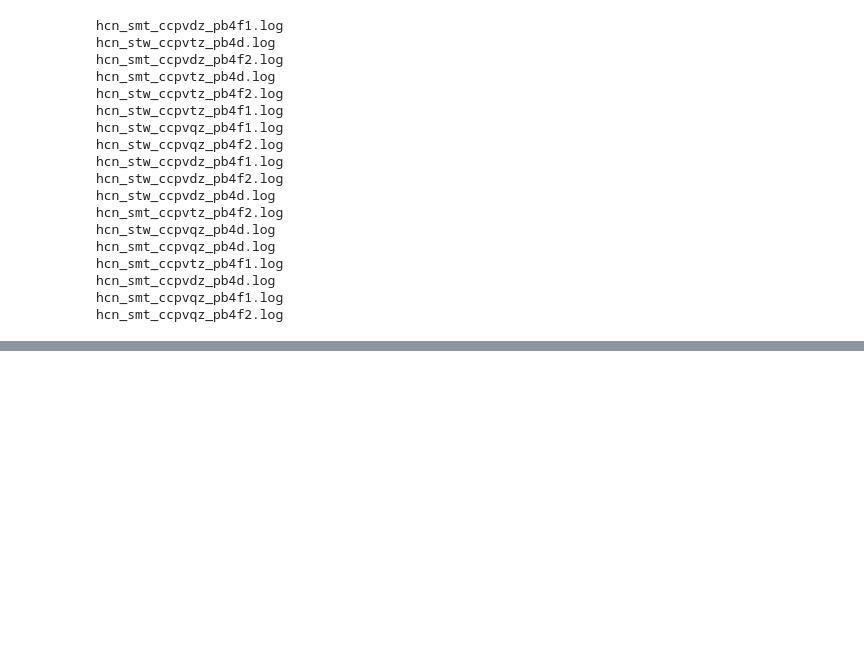
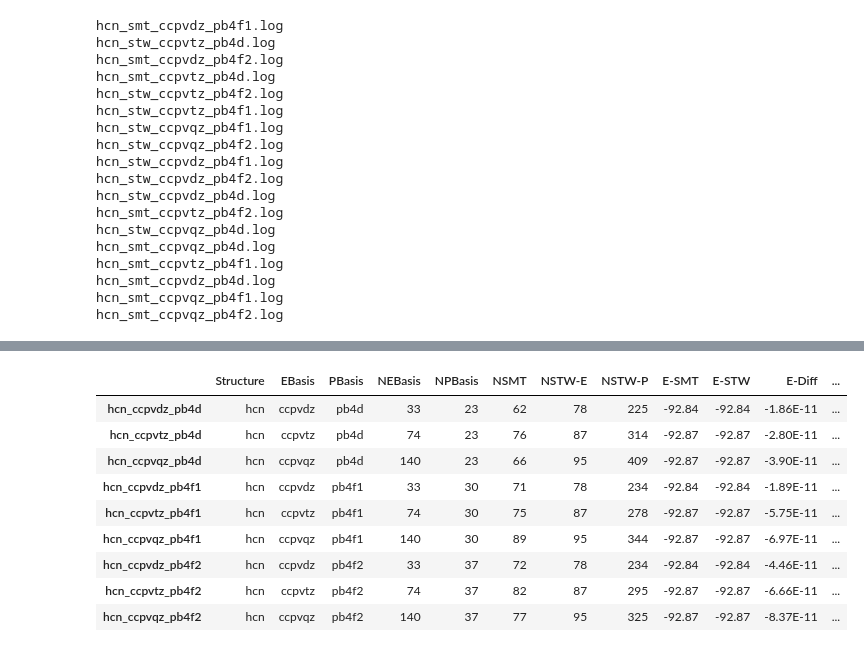
Before and after one commit to aodongliu/NEO-SCF-2ndYearExam, a Jupyter notebook: test_py_data_processing/DataProcessing.ipynb, the cells around one changed output, grey strips where cells are left out. Cells and saved outputs as stored; diff of their text form; code cells hidden in the pictures; blank space fills up the shorter version.

```diff
--- a/test_py_data_processing/DataProcessing.ipynb
+++ b/test_py_data_processing/DataProcessing.ipynb
@@ -259,0 +210,19 @@ df
+# %%
+# Do some post processing to get the energy difference, computational cost, and cost ratio
+df['E-Diff'] = df['E-SMT'] - df['E-STW']
+df['Cost Ratio'] = getCompCost(df['NSMT'],df['NSMT'],df['NEBasis'],df['NPBasis'])  / getCompCost(df['NSTW-E'],df['NSTW-P'],df['NEBasis'],df['NPBasis'])
+df['Basis Ratio'] = df['NPBasis'] / df['NEBasis']
+
+# Prints in a pretty manner
+df.style.format({'E-Diff': "{:.2E}",'E-STW': "{:.2f}",'E-SMT': "{:.2f}",'Basis Ratio': "{:.2f}",'Cost Ratio': "{:.2f}"})
+# %% [output]
+|  | Structure | EBasis | PBasis | NEBasis | NPBasis | NSMT | NSTW-E | NSTW-P | E-SMT | E-STW | E-Diff | ... |
+| hcn_ccpvdz_pb4d | hcn | ccpvdz | pb4d | 33 | 23 | 62 | 78 | 225 | -92.84 | -92.84 | -1.86E-11 | ... |
+| hcn_ccpvtz_pb4d | hcn | ccpvtz | pb4d | 74 | 23 | 76 | 87 | 314 | -92.87 | -92.87 | -2.80E-11 | ... |
+| hcn_ccpvqz_pb4d | hcn | ccpvqz | pb4d | 140 | 23 | 66 | 95 | 409 | -92.87 | -92.87 | -3.90E-11 | ... |
+| hcn_ccpvdz_pb4f1 | hcn | ccpvdz | pb4f1 | 33 | 30 | 71 | 78 | 234 | -92.84 | -92.84 | -1.89E-11 | ... |
+| hcn_ccpvtz_pb4f1 | hcn | ccpvtz | pb4f1 | 74 | 30 | 75 | 87 | 278 | -92.87 | -92.87 | -5.75E-11 | ... |
+| hcn_ccpvqz_pb4f1 | hcn | ccpvqz | pb4f1 | 140 | 30 | 89 | 95 | 344 | -92.87 | -92.87 | -6.97E-11 | ... |
+| hcn_ccpvdz_pb4f2 | hcn | ccpvdz | pb4f2 | 33 | 37 | 72 | 78 | 234 | -92.84 | -92.84 | -4.46E-11 | ... |
+| hcn_ccpvtz_pb4f2 | hcn | ccpvtz | pb4f2 | 74 | 37 | 82 | 87 | 295 | -92.87 | -92.87 | -6.66E-11 | ... |
+| hcn_ccpvqz_pb4f2 | hcn | ccpvqz | pb4f2 | 140 | 37 | 77 | 95 | 325 | -92.87 | -92.87 | -8.37E-11 | ... |
```
Also changed, not shown: parts of 22 cells of this notebook, 5 other files.
